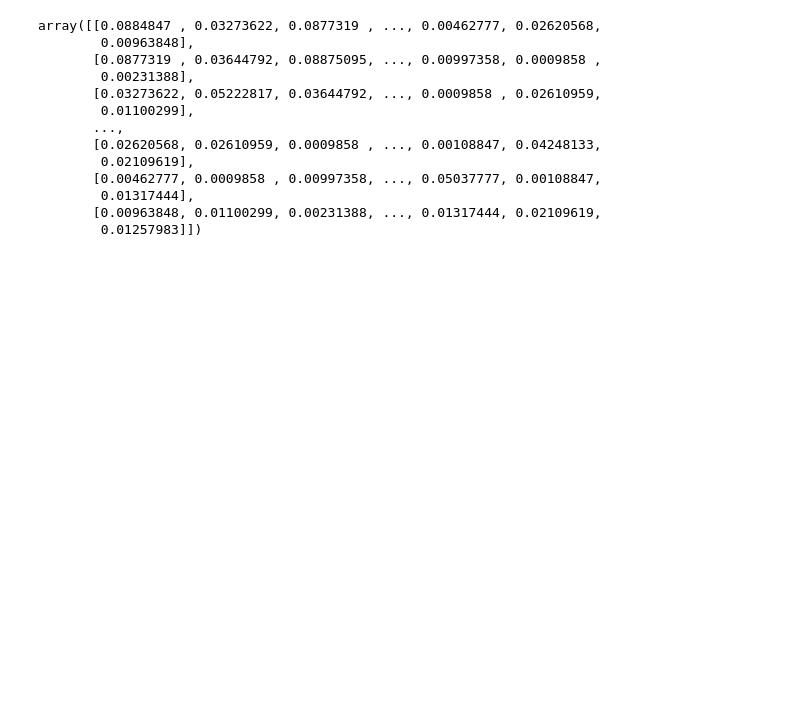
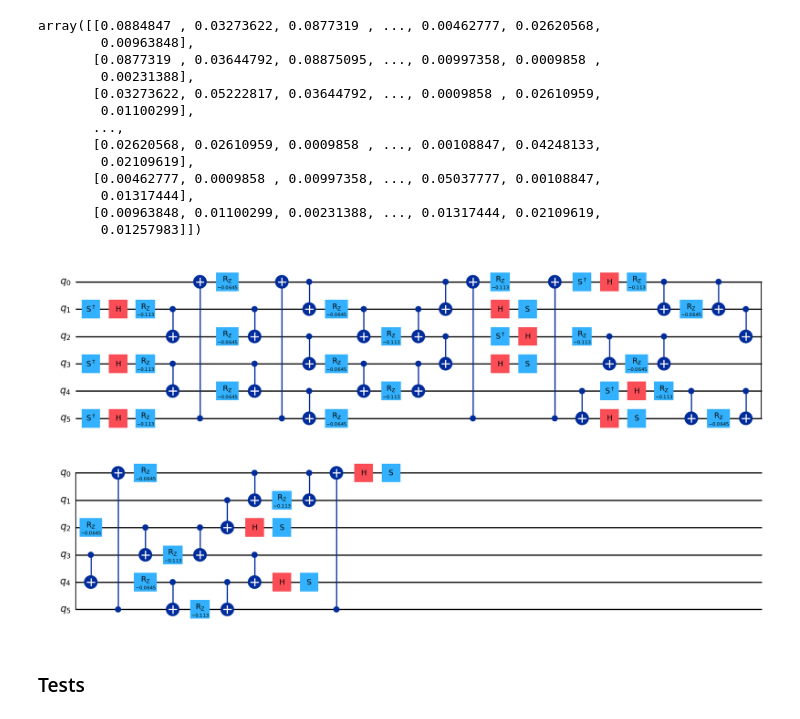
Before and after one commit to zhiyaol/string-breaking, a Jupyter notebook: test.ipynb, the cells around one changed output. Cells and saved outputs as stored; diff of their text form; code cells hidden in the pictures; blank space fills up the shorter version.

```diff
--- a/test.ipynb
+++ b/test.ipynb
@@ -50,3 +63,10 @@ array([[0.0884847 , 0.03273622, 0.0877319 , ..., 0.00462777, 0.02620568,
         0.01317444],
        [0.00963848, 0.01100299, 0.00231388, ..., 0.01317444, 0.02109619,
         0.01257983]])
+# %%
+cirr = true_vac()
+cirr.draw('mpl')
+# %% [output]
+[figure, added]
+# %% [markdown]
+### Tests
```
Also changed, not shown: parts of 8 cells of this notebook, 2 other files.
